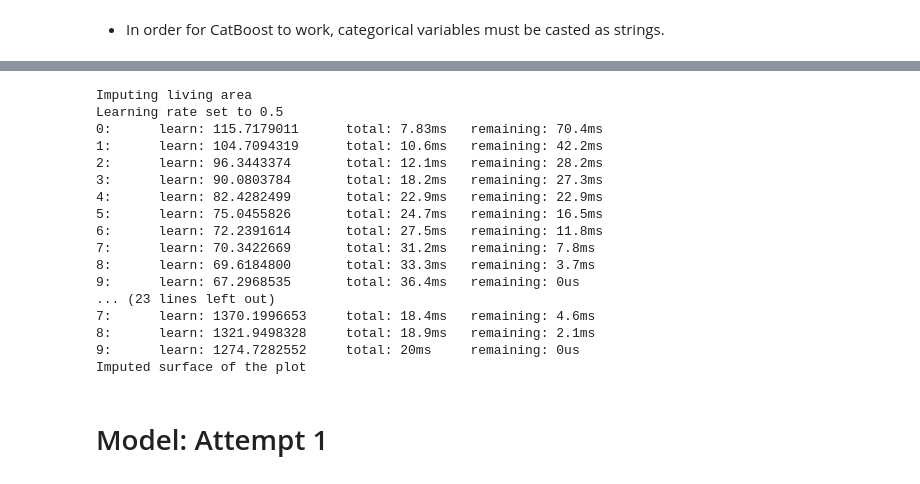
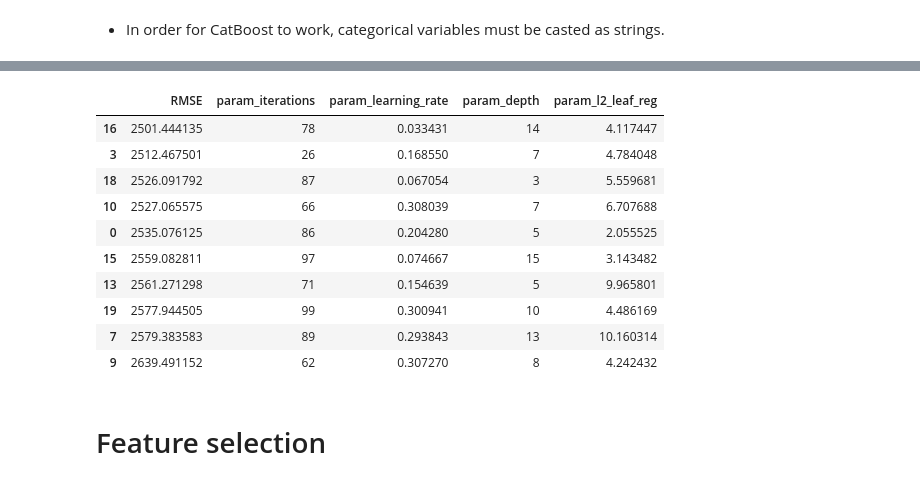
Before and after one commit to vtdinh13/house-price-prediction, a Jupyter notebook: 01-data-processing/imputation/catboost_imputation.ipynb, the cells around one changed output, grey strips where cells are left out. Saved outputs shown, nothing was run; the diff lists cells and outputs as text; code cells hidden in the pictures.

```diff
--- a/01-data-processing/imputation/catboost_imputation.ipynb
+++ b/01-data-processing/imputation/catboost_imputation.ipynb
@@ -161,0 +153,21 @@ Imputed double glazing
+# %%
+# Impute categorical variables
+
+for col in df_new:
+    if df_new[col].dtype == 'object':
+
+        mask = df[col].isnull()
+        values_present = df_new[~mask]
+        values_null = df_new[mask]
+
+        X_train = values_present.drop(columns=col)
+        X_test = values_null.drop(columns=col)
+        y_train = values_present[col]
+
+        cat_feature_indices = [X_train.columns.get_loc(c) for c in categorical_variables if c in X_train.columns]
+
+        model = CatBoostClassifier(cat_features=cat_feature_indices, verbose=0, iterations=10, learning_rate=0.101194, l2_leaf_reg=10.385638, depth=5)
+        model.fit(X_train, y_train)
+
+        predictions = model.predict(X_test)
+        df_new.loc[mask, col] = predictions
@@ -162,5 +228,23 @@ Imputed double glazing
+# %%
+rs_results_num = pd.DataFrame(random_search_num.cv_results_)
+rs_results_num['RMSE'] = (-rs_results_num['mean_test_score']) ** 0.5
+rs_results_num = rs_results_num.sort_values(by='RMSE', ascending=True)
+rs_results_num = rs_results_num[['RMSE','param_iterations', 'param_learning_rate', 'param_depth', 'param_l2_leaf_reg']]
+rs_results_num[10:]
+# %% [output]
+|  | RMSE | param_iterations | param_learning_rate | param_depth | param_l2_leaf_reg |
+| 16 | 2501.444135 | 78 | 0.033431 | 14 | 4.117447 |
+| 3 | 2512.467501 | 26 | 0.168550 | 7 | 4.784048 |
+| 18 | 2526.091792 | 87 | 0.067054 | 3 | 5.559681 |
+| 10 | 2527.065575 | 66 | 0.308039 | 7 | 6.707688 |
+| 0 | 2535.076125 | 86 | 0.204280 | 5 | 2.055525 |
+| 15 | 2559.082811 | 97 | 0.074667 | 15 | 3.143482 |
+| 13 | 2561.271298 | 71 | 0.154639 | 5 | 9.965801 |
+| 19 | 2577.944505 | 99 | 0.300941 | 10 | 4.486169 |
+| 7 | 2579.383583 | 89 | 0.293843 | 13 | 10.160314 |
+| 9 | 2639.491152 | 62 | 0.307270 | 8 | 4.242432 |
 # %%
-# iteration for all numerical values
+# Impute numerical values using the hyperparameters above
 
 numerical_variables = []
 for col in df:
@@ -170,10 +254,7 @@ for col in df:
 numerical_variables = numerical_variables[1:]
 
 
-verbose = True
 for col in numerical_variables:
-    if verbose:
-        print(f'Imputing {col}')
     mask = df[col].isnull()
     values_present = df_new[~mask]
     values_null = df_new[mask]
@@ -184,7 +265,7 @@ for col in numerical_variables:
 
     cat_feature_indices = [X_train.columns.get_loc(c) for c in categorical_variables if c in X_train.columns]
 
-    model = CatBoostRegressor(cat_features=cat_feature_indices, verbose=1, iterations=10, early_stopping_rounds=5)
+    model = CatBoostRegressor(cat_features=cat_feature_indices, verbose=0, iterations=31, learning_rate=0.159884, depth=12, l2_leaf_reg=10.290877)
     model.fit(X_train, y_train)
 
     predictions = model.predict(X_test)
@@ -193,26 +274,6 @@ for col in numerical_variables:
         med = df[col].median()
         predictions = med
     df_new.loc[mask, col] = predictions
-    if verbose:
-        print(f'Imputed {col}')
-# %% [output]
-Imputing living area
-Learning rate set to 0.5
-0:      learn: 115.7179011      total: 7.83ms   remaining: 70.4ms
-1:      learn: 104.7094319      total: 10.6ms   remaining: 42.2ms
-2:      learn: 96.3443374       total: 12.1ms   remaining: 28.2ms
-3:      learn: 90.0803784       total: 18.2ms   remaining: 27.3ms
-4:      learn: 82.4282499       total: 22.9ms   remaining: 22.9ms
-5:      learn: 75.0455826       total: 24.7ms   remaining: 16.5ms
-6:      learn: 72.2391614       total: 27.5ms   remaining: 11.8ms
-7:      learn: 70.3422669       total: 31.2ms   remaining: 7.8ms
-8:      learn: 69.6184800       total: 33.3ms   remaining: 3.7ms
-9:      learn: 67.2968535       total: 36.4ms   remaining: 0us
-... (23 lines left out)
-7:      learn: 1370.1996653     total: 18.4ms   remaining: 4.6ms
-8:      learn: 1321.9498328     total: 18.9ms   remaining: 2.1ms
-9:      learn: 1274.7282552     total: 20ms     remaining: 0us
-Imputed surface of the plot
-# %% [markdown]
-# Model: Attempt 1
+# %% [markdown]
+# Feature selection
 # %%
```
Also changed, not shown: parts of 30 cells of this notebook.
